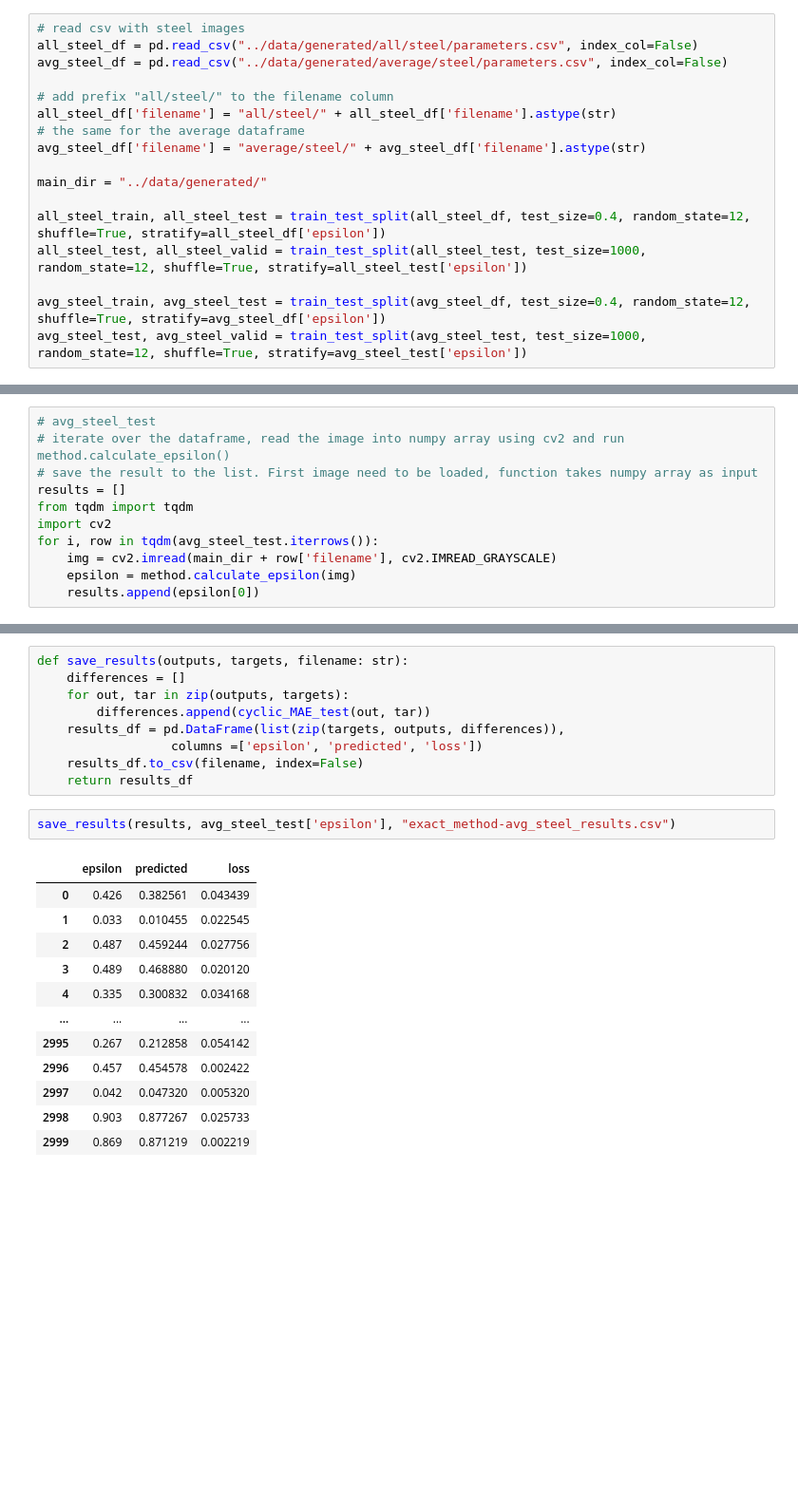
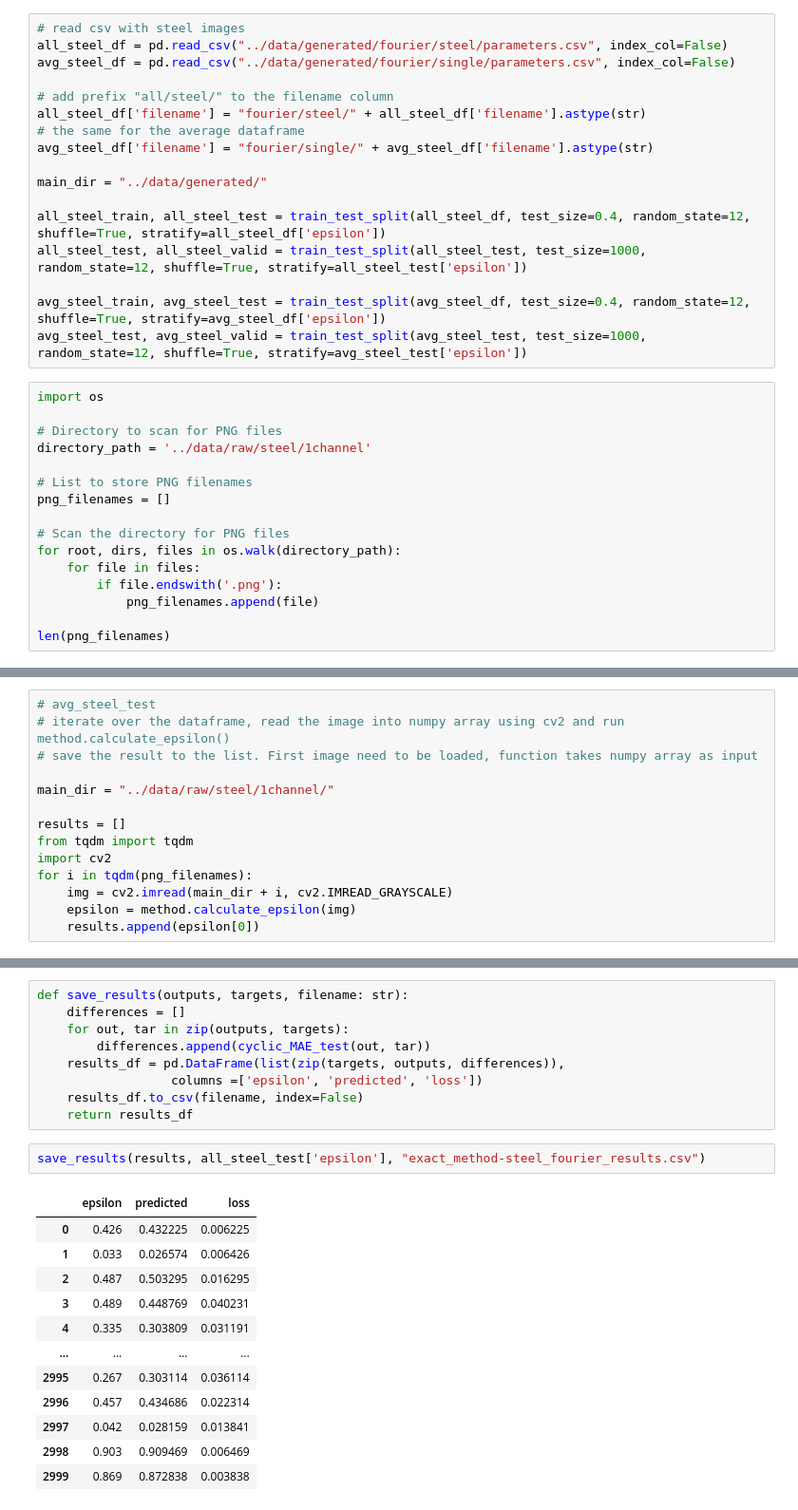
Before and after one commit to JankowskiDaniel/topography-public, a Jupyter notebook: notebooks/10-exact-method.ipynb, the cells around one changed output, grey strips where cells are left out. Shown at 95% size. Cells and saved outputs as stored; diff of their text form; blank space fills up the shorter version.

Commit message:
Steel model training

```diff
--- a/notebooks/10-exact-method.ipynb
+++ b/notebooks/10-exact-method.ipynb
@@ -10,13 +10,13 @@ from methods.analytic.exact import AnalyticalMathodOld
 method = AnalyticalMathodOld()
 # %%
 # read csv with steel images
-all_steel_df = pd.read_csv("../data/generated/all/steel/parameters.csv", index_col=False)
-avg_steel_df = pd.read_csv("../data/generated/average/steel/parameters.csv", index_col=False)
+all_steel_df = pd.read_csv("../data/generated/fourier/steel/parameters.csv", index_col=False)
+avg_steel_df = pd.read_csv("../data/generated/fourier/single/parameters.csv", index_col=False)
 
 # add prefix "all/steel/" to the filename column
-all_steel_df['filename'] = "all/steel/" + all_steel_df['filename'].astype(str)
+all_steel_df['filename'] = "fourier/steel/" + all_steel_df['filename'].astype(str)
 # the same for the average dataframe
-avg_steel_df['filename'] = "average/steel/" + avg_steel_df['filename'].astype(str)
+avg_steel_df['filename'] = "fourier/single/" + avg_steel_df['filename'].astype(str)
 
 main_dir = "../data/generated/"
 
@@ -25,3 +25,19 @@ all_steel_test, all_steel_valid = train_test_split(all_steel_test, test_size=100
 
 avg_steel_train, avg_steel_test = train_test_split(avg_steel_df, test_size=0.4, random_state=12, shuffle=True, stratify=avg_steel_df['epsilon'])
 avg_steel_test, avg_steel_valid = train_test_split(avg_steel_test, test_size=1000, random_state=12, shuffle=True, stratify=avg_steel_test['epsilon'])
+# %%
+import os
+
+# Directory to scan for PNG files
+directory_path = '../data/raw/steel/1channel'
+
+# List to store PNG filenames
+png_filenames = []
+
+# Scan the directory for PNG files
+for root, dirs, files in os.walk(directory_path):
+    for file in files:
+        if file.endswith('.png'):
+            png_filenames.append(file)
+
+len(png_filenames)
@@ -29,10 +47,13 @@ avg_steel_test, avg_steel_valid = train_test_split(avg_steel_test, test_size=100
 # avg_steel_test
 # iterate over the dataframe, read the image into numpy array using cv2 and run method.calculate_epsilon()
 # save the result to the list. First image need to be loaded, function takes numpy array as input
+
+main_dir = "../data/raw/steel/1channel/"
+
 results = []
 from tqdm import tqdm
 import cv2
-for i, row in tqdm(avg_steel_test.iterrows()):
-    img = cv2.imread(main_dir + row['filename'], cv2.IMREAD_GRAYSCALE)
+for i in tqdm(png_filenames):
+    img = cv2.imread(main_dir + i, cv2.IMREAD_GRAYSCALE)
     epsilon = method.calculate_epsilon(img)
     results.append(epsilon[0])
@@ -49,18 +74,18 @@ def save_results(outputs, targets, filename: str):
     results_df.to_csv(filename, index=False)
     return results_df
 # %%
-save_results(results, avg_steel_test['epsilon'], "exact_method-avg_steel_results.csv")
+save_results(results, all_steel_test['epsilon'], "exact_method-steel_fourier_results.csv")
 # %% [output]
 |  | epsilon | predicted | loss |
-| 0 | 0.426 | 0.382561 | 0.043439 |
-| 1 | 0.033 | 0.010455 | 0.022545 |
-| 2 | 0.487 | 0.459244 | 0.027756 |
-| 3 | 0.489 | 0.468880 | 0.020120 |
-| 4 | 0.335 | 0.300832 | 0.034168 |
+| 0 | 0.426 | 0.432225 | 0.006225 |
+| 1 | 0.033 | 0.026574 | 0.006426 |
+| 2 | 0.487 | 0.503295 | 0.016295 |
+| 3 | 0.489 | 0.448769 | 0.040231 |
+| 4 | 0.335 | 0.303809 | 0.031191 |
 | ... | ... | ... | ... |
-| 2995 | 0.267 | 0.212858 | 0.054142 |
-| 2996 | 0.457 | 0.454578 | 0.002422 |
-| 2997 | 0.042 | 0.047320 | 0.005320 |
-| 2998 | 0.903 | 0.877267 | 0.025733 |
-| 2999 | 0.869 | 0.871219 | 0.002219 |
+| 2995 | 0.267 | 0.303114 | 0.036114 |
+| 2996 | 0.457 | 0.434686 | 0.022314 |
+| 2997 | 0.042 | 0.028159 | 0.013841 |
+| 2998 | 0.903 | 0.909469 | 0.006469 |
+| 2999 | 0.869 | 0.872838 | 0.003838 |
 3000 rows × 3 columns
```
Also changed, not shown: parts of 2 cells of this notebook, 34 other files.
